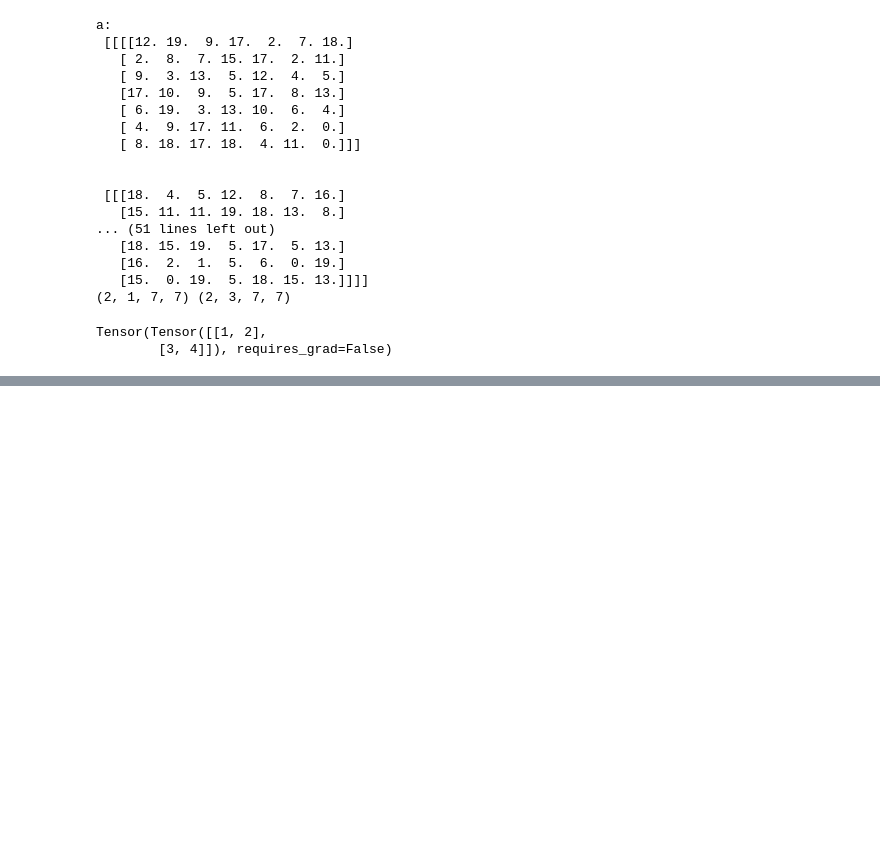
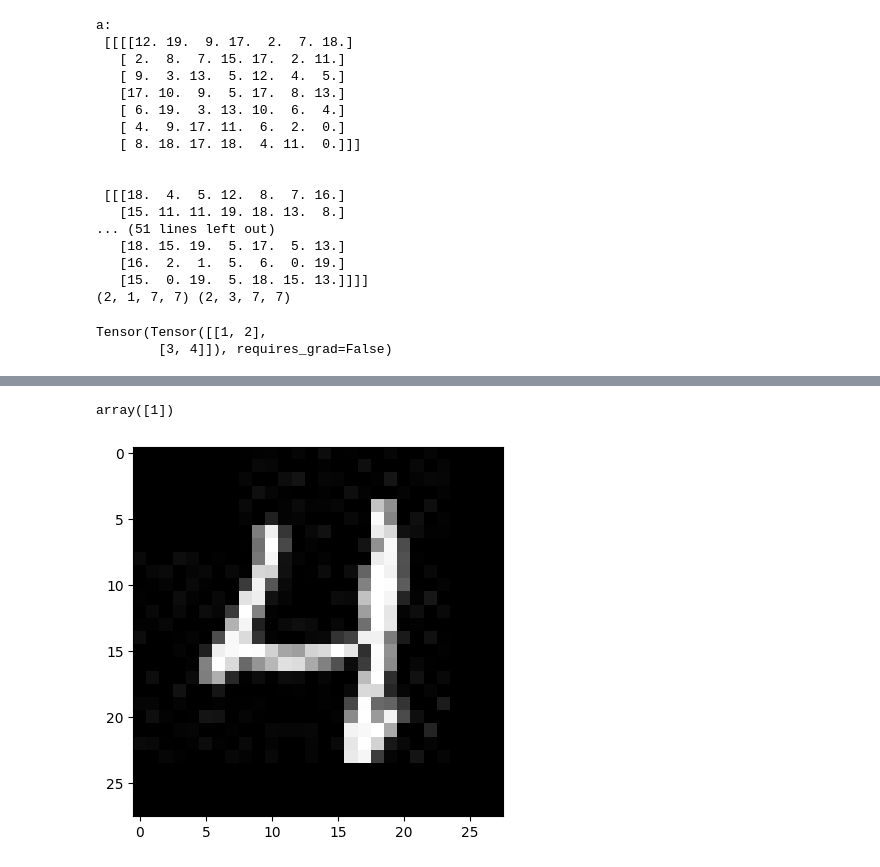
Before and after one commit to eddy0117/NN-From-Scratch, a Jupyter notebook: conv_implement.ipynb, the cells around one changed output, grey strips where cells are left out. Drawn from its saved outputs; the diff is of its cells as text; code cells hidden in the pictures; blank space fills up the shorter version.

```diff
--- a/conv_implement.ipynb
+++ b/conv_implement.ipynb
@@ -381,0 +496,8 @@ __main__.Tensor
+# %%
+import matplotlib.pyplot as plt
+idx = 90
+plt.imshow(x_val[idx].reshape(28, 28), cmap='gray')
+model.get_pred(np.expand_dims(x_val[idx], axis=0), with_onehot=False)
+# %% [output]
+array([1])
+[figure, added]
```
Also changed, not shown: parts of 5 cells of this notebook, 4 other files.
